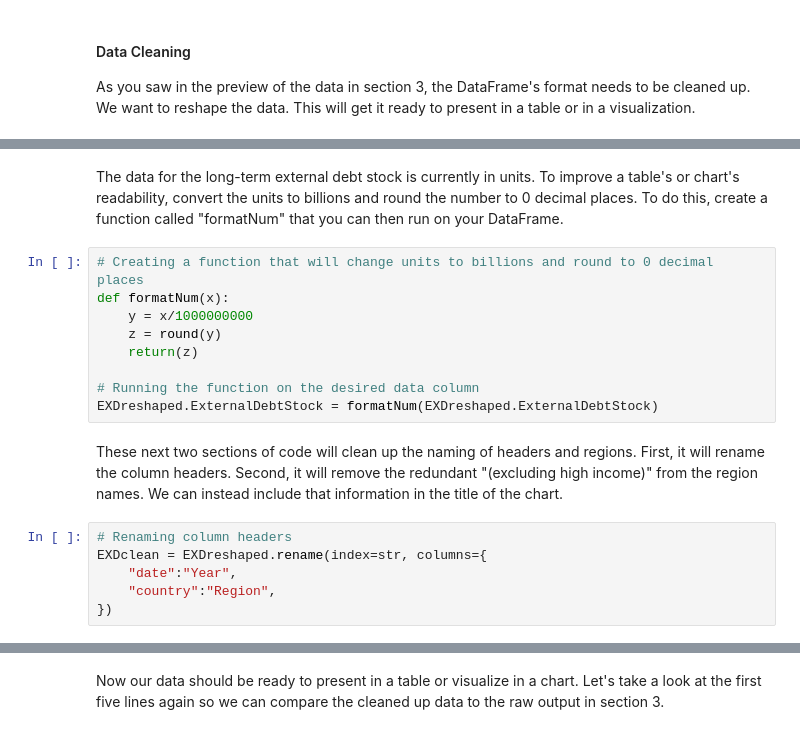
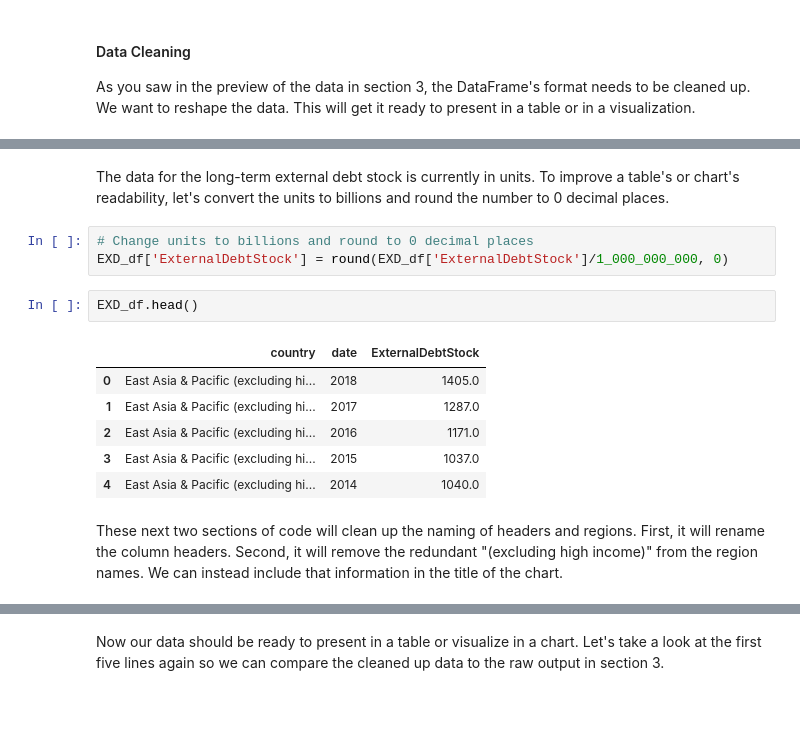
Before and after one commit to worldbank/debt-data, a Jupyter notebook: api-guide/ids-api-guide-python-2.ipynb, the cells around one changed output, grey strips where cells are left out. Drawn from its saved outputs; the diff is of its cells as text; blank space fills up the shorter version.

```diff
--- a/api-guide/ids-api-guide-python-2.ipynb
+++ b/api-guide/ids-api-guide-python-2.ipynb
@@ -122,19 +140,16 @@ EXDreshaped = pd.DataFrame(EXD.to_records())
 # %% [markdown]
-The data for the long-term external debt stock is currently in units. To improve a table's or chart's readability, convert the units to billions and round the number to 0 decimal places. To do this, create a function called "formatNum" that you can then run on your DataFrame.
+The data for the long-term external debt stock is currently in units. To improve a table's or chart's readability, let's convert the units to billions and round the number to 0 decimal places.
-# %%
-# Creating a function that will change units to billions and round to 0 decimal places
-def formatNum(x):
-    y = x/1000000000
-    z = round(y)
-    return(z)
-
-# Running the function on the desired data column
-EXDreshaped.ExternalDebtStock = formatNum(EXDreshaped.ExternalDebtStock)
+# %%
+# Change units to billions and round to 0 decimal places
+EXD_df['ExternalDebtStock'] = round(EXD_df['ExternalDebtStock']/1_000_000_000, 0)
+# %%
+EXD_df.head()
+# %% [output]
+|  | country | date | ExternalDebtStock |
+| 0 | East Asia & Pacific (excluding hi... | 2018 | 1405.0 |
+| 1 | East Asia & Pacific (excluding hi... | 2017 | 1287.0 |
+| 2 | East Asia & Pacific (excluding hi... | 2016 | 1171.0 |
+| 3 | East Asia & Pacific (excluding hi... | 2015 | 1037.0 |
+| 4 | East Asia & Pacific (excluding hi... | 2014 | 1040.0 |
 # %% [markdown]
 These next two sections of code will clean up the naming of headers and regions. First, it will rename the column headers. Second, it will remove the redundant "(excluding high income)" from the region names. We can instead include that information in the title of the chart.
-# %%
-# Renaming column headers
-EXDclean = EXDreshaped.rename(index=str, columns={
-    "date":"Year",
-    "country":"Region",
-})
```
Also changed, not shown: parts of 26 cells of this notebook.
